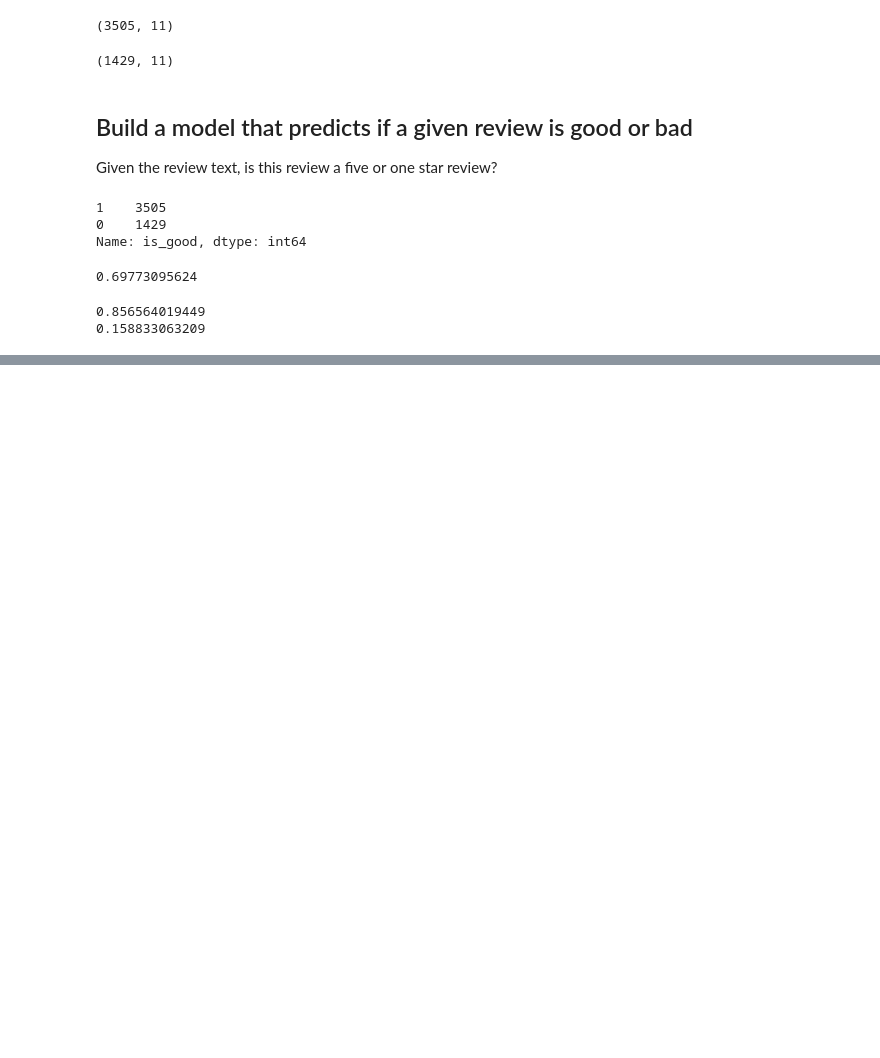
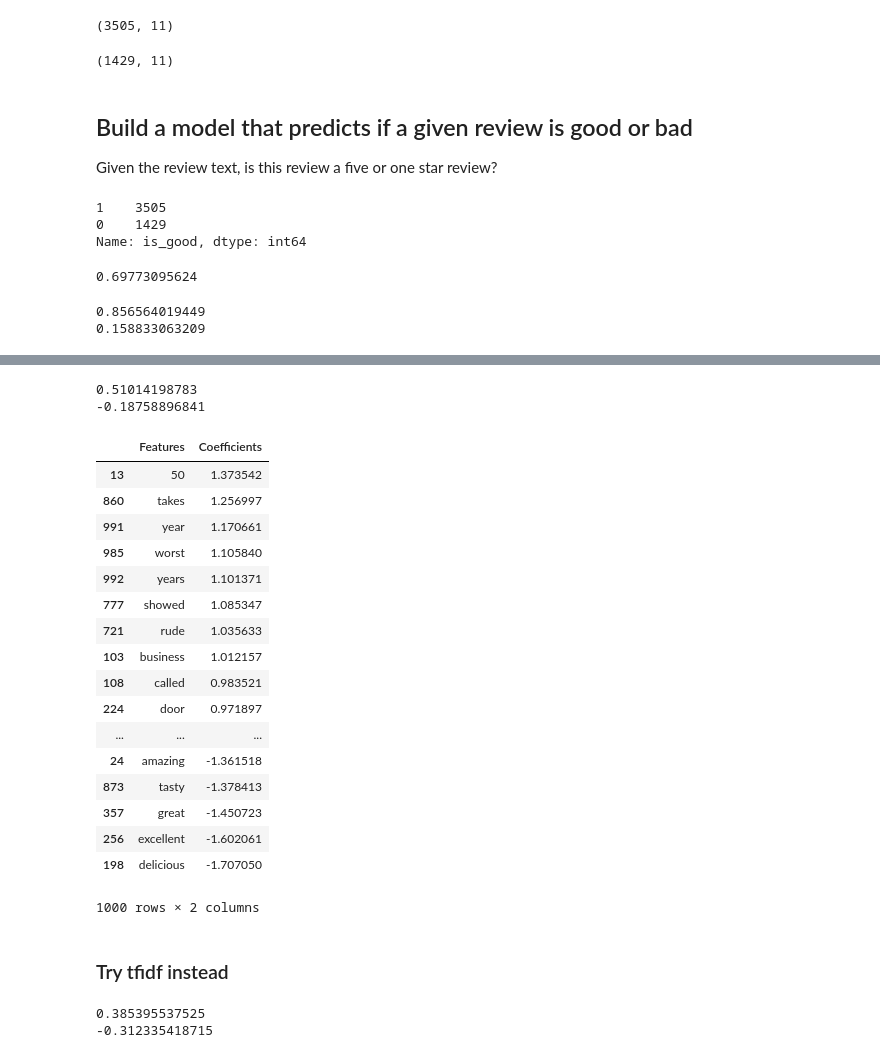
Before and after one commit to jerzeyguy384/nlpsideproject, a Jupyter notebook: yelp-dc-wine-analysis.ipynb, the cells around one changed output, grey strips where cells are left out. Saved outputs shown, nothing was run; the diff lists cells and outputs as text; code cells hidden in the pictures; blank space fills up the shorter version.

```diff
--- a/yelp-dc-wine-analysis.ipynb
+++ b/yelp-dc-wine-analysis.ipynb
@@ -1837,0 +1915,5 @@ plt.title("Most Distinguishing Words Between Good Yelp Reviews and Bad Yelp Revi
+# %%
+review_shuffle = shuffle(wine[['review', 'stars']])
+# %%
+# create df of vectorized "training (80%)" set
+X_train = pd.DataFrame(vect.fit_transform(review_shuffle[0:3947].review).toarray(), columns=vect.get_feature_names())
@@ -1837,0 +1923,4 @@ plt.title("Most Distinguishing Words Between Good Yelp Reviews and Bad Yelp Revi
+# %%
+# declare y_train, y_test
+y_train = review_shuffle[0:3947].stars
+y_test = review_shuffle[3948:].stars
@@ -1837,0 +1932,38 @@ plt.title("Most Distinguishing Words Between Good Yelp Reviews and Bad Yelp Revi
+# %%
+logreg = LogisticRegression()
+logreg.fit(X_train, y_train)
+y_pred_class = logreg.predict(X_test)
+# %%
+# calculate accuracy
+print(metrics.accuracy_score(y_test, y_pred_class))
+print(metrics.accuracy_score(y_test, y_pred_class) - null_accuracy)
+# %% [output]
+0.51014198783
+-0.18758896841
+# %%
+df_features = pd.DataFrame(columns=['Features', 'Coefficient'])
+df_features['Features'] = columns=X_train.columns
+df_features['Coefficient'] = logreg.coef_[0]
+df_features.sort_values('Coefficient', ascending=False, inplace=True)
+df_features
+# %% [output]
+|  | Features | Coefficients |
+| 13 | 50 | 1.373542 |
+| 860 | takes | 1.256997 |
+| 991 | year | 1.170661 |
+| 985 | worst | 1.105840 |
+| 992 | years | 1.101371 |
+| 777 | showed | 1.085347 |
+| 721 | rude | 1.035633 |
+| 103 | business | 1.012157 |
+| 108 | called | 0.983521 |
+| 224 | door | 0.971897 |
+| ... | ... | ... |
+| 24 | amazing | -1.361518 |
+| 873 | tasty | -1.378413 |
+| 357 | great | -1.450723 |
+| 256 | excellent | -1.602061 |
+| 198 | delicious | -1.707050 |
+1000 rows × 2 columns
+# %% [markdown]
+### Try tfidf instead
@@ -1837,0 +1986,7 @@ plt.title("Most Distinguishing Words Between Good Yelp Reviews and Bad Yelp Revi
+# %%
+# calculate accuracy
+print(metrics.accuracy_score(y_test, y_pred_class))
+print(metrics.accuracy_score(y_test, y_pred_class) - null_accuracy)
+# %% [output]
+0.385395537525
+-0.312335418715
```
Also changed, not shown: parts of 39 cells of this notebook.
